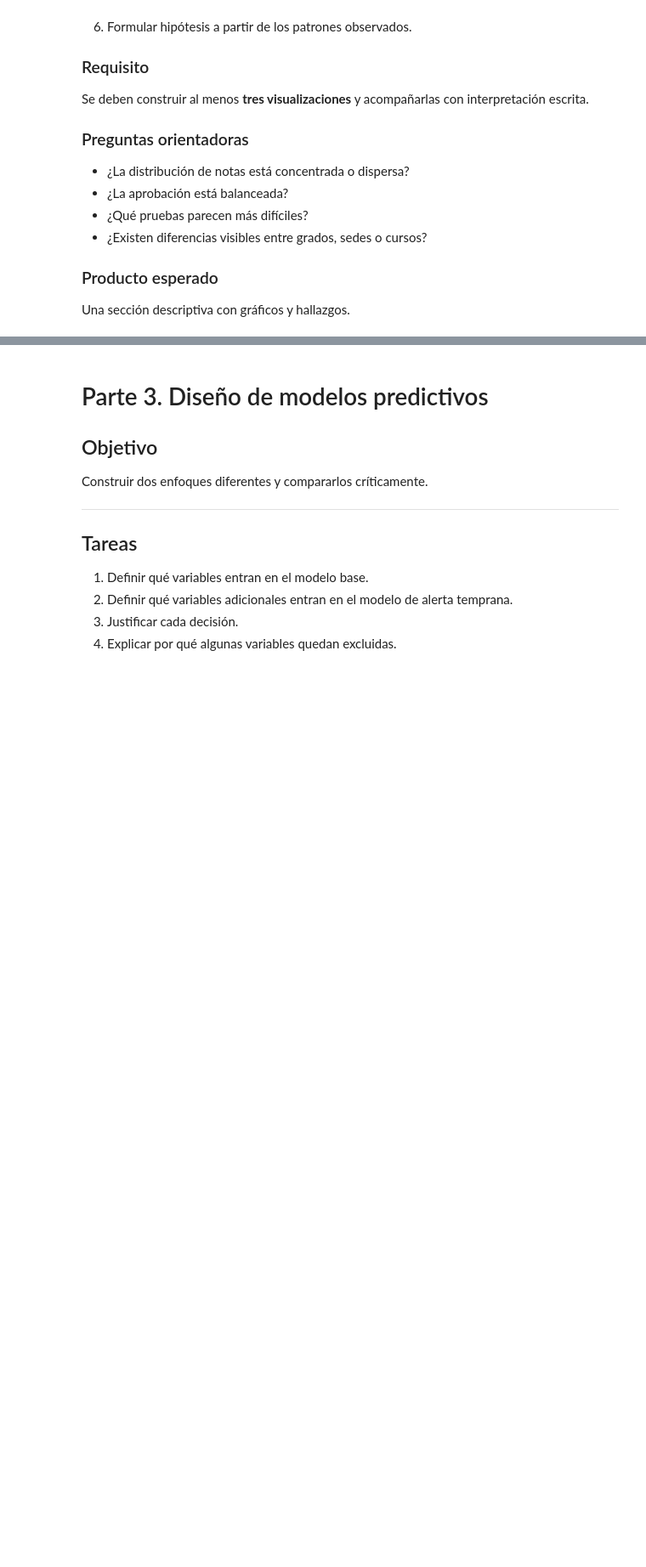
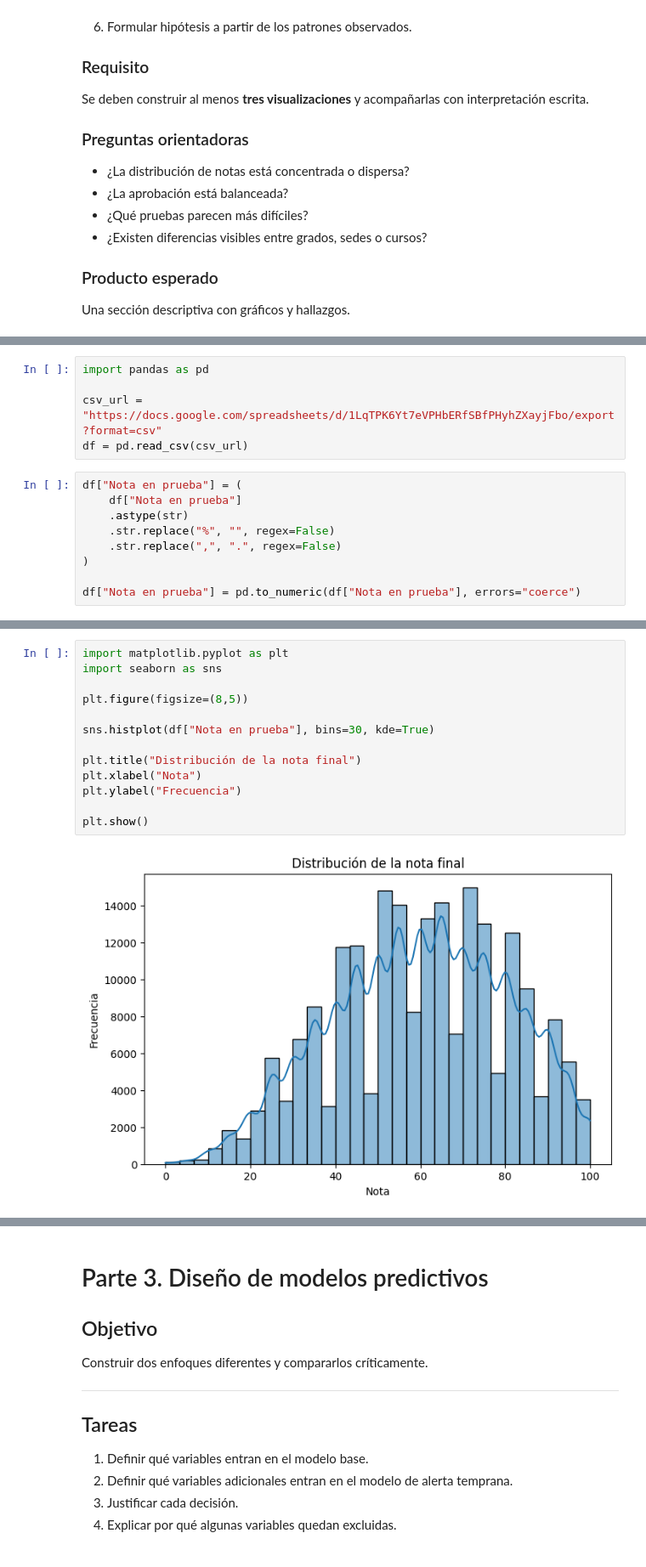
Before and after one commit to RamiroSeb2021/CXAI_M, a Jupyter notebook: Taller_LIME_SHAP_base_real.ipynb, the cells around one changed output, grey strips where cells are left out. Shown at 85% size. Cells and saved outputs as stored; diff of their text form; blank space fills up the shorter version.

Commit message:
parte 3 y 4 finalizado

```diff
--- a/Taller_LIME_SHAP_base_real.ipynb
+++ b/Taller_LIME_SHAP_base_real.ipynb
@@ -298,0 +345,14 @@ Un texto interpretativo, no solo tablas ni gráficos.
+# %%
+import pandas as pd
+
+csv_url = "https://docs.google.com/spreadsheets/d/1LqTPK6Yt7eVPHbERfSBfPHyhZXayjFbo/export?format=csv"
+df = pd.read_csv(csv_url)
+# %%
+df["Nota en prueba"] = (
+    df["Nota en prueba"]
+    .astype(str)
+    .str.replace("%", "", regex=False)
+    .str.replace(",", ".", regex=False)
+)
+
+df["Nota en prueba"] = pd.to_numeric(df["Nota en prueba"], errors="coerce")
@@ -298,0 +374,15 @@ Un texto interpretativo, no solo tablas ni gráficos.
+# %%
+import matplotlib.pyplot as plt
+import seaborn as sns
+
+plt.figure(figsize=(8,5))
+
+sns.histplot(df["Nota en prueba"], bins=30, kde=True)
+
+plt.title("Distribución de la nota final")
+plt.xlabel("Nota")
+plt.ylabel("Frecuencia")
+
+plt.show()
+# %% [output]
+[figure, added]
```
Also changed, not shown: parts of 31 cells of this notebook.
